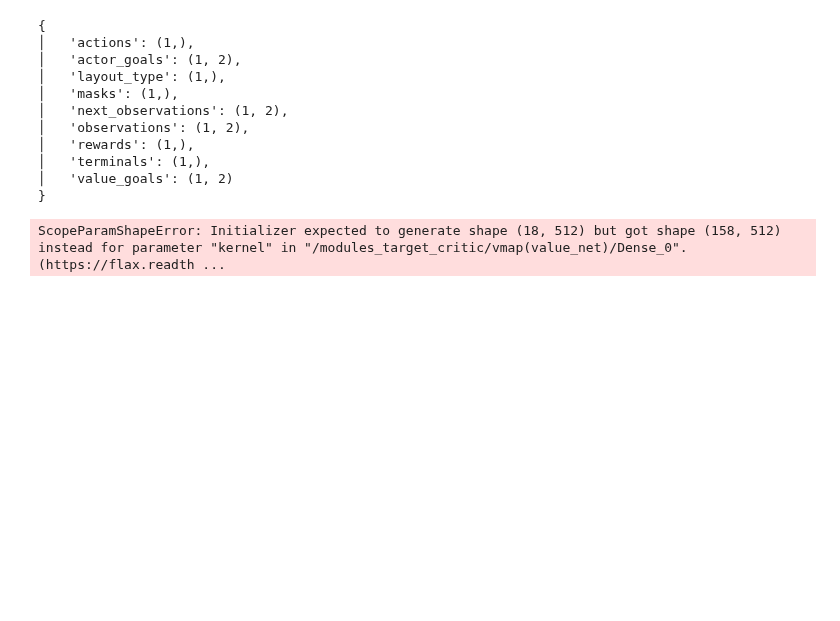
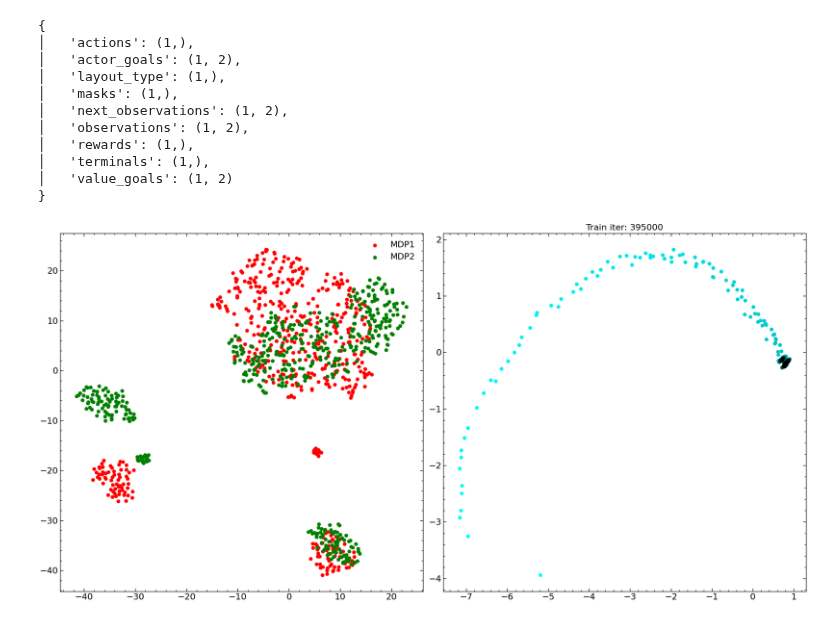
Before and after one commit to skylooop/BeliefConditionedFB, a Jupyter notebook: notebooks/in_context_gciql.ipynb, the cells around one changed output. Saved outputs shown, nothing was run; the diff lists cells and outputs as text; code cells hidden in the pictures; blank space fills up the shorter version.

```diff
--- a/notebooks/in_context_gciql.ipynb
+++ b/notebooks/in_context_gciql.ipynb
@@ -140,48 +140,79 @@ batch, batch_context, batch_context2 = gc_whole_dataset.sample(1, layout_type=0,
 │   'value_goals': (1, 2)
 }
 # %%
-pbar = tqdm(range(300_000))
+from IPython.display import clear_output
+from sklearn.decomposition import PCA
+from sklearn.manifold import TSNE
+from matplotlib.colors import LinearSegmentedColormap
+
+pbar = tqdm(range(400_000))
 layout0_embs = []
 layout1_embs = []
 layout9_embs = []
 
+cmap = LinearSegmentedColormap.from_list('recent_to_old', ['cyan', 'black'])
+_, batch_context_test0, _ = gc_whole_dataset.sample(512, layout_type=0,
+                                                                        context_length=iql_config['agent']['context_len'])
+_, batch_context_test1, _ = gc_whole_dataset.sample(512, layout_type=1,
+                                                                        context_length=iql_config['agent']['context_len'])
 for update_steps in pbar:
     if not iql_config['agent']['use_context']:
         batch = gc_whole_dataset.sample(iql_config['agent']['batch_size'])
-        iql_agent, update_info = iql_agent.update(batch)
+        iql_agent, update_info = iql_agent.update(batch, train_transformer=False)
     else:
         batch, batch_context, _ = gc_whole_dataset.sample(iql_config['agent']['batch_size'], layout_type=update_steps % NUM_TRAIN_LAYOUTS,
                                                             context_length=iql_config['agent']['context_len'])
-        iql_agent, update_info = iql_agent.update(batch, batch_context, train_transformer=True)
+        iql_agent, update_info = iql_agent.update(batch, batch_context, train_transformer=update_steps < 100_000)
 
-    if update_steps % 1_000 == 0:
+    if update_steps % 1_000 == 0 and iql_config['agent']['use_context']:
         # For layout
-        batch, batch_context, _ = gc_whole_dataset.sample(1, layout_type=3,
+        batch, batch_context, _ = gc_whole_dataset.sample(1, layout_type=0,
                                                             context_length=iql_config['agent']['context_len'])
         dynamics_embedding, _ = iql_agent.network.select('dynamic_transformer')(batch_context['observations'], batch_context['actions'],
                                                                                 batch_context['next_observations'], train=False, return_embedding=True)
         layout0_embs.append(jax.device_get(dynamics_embedding))
 
-        # For layout
-        batch, batch_context, _ = gc_whole_dataset.sample(1, layout_type=6,
+        batch, batch_context, _ = gc_whole_dataset.sample(1, layout_type=1,
                                                             context_length=iql_config['agent']['context_len'])
         dynamics_embedding, _ = iql_agent.network.select('dynamic_transformer')(batch_context['observations'], batch_context['actions'],
                                                                                 batch_context['next_observations'], train=False, return_embedding=True)
         layout1_embs.append(jax.device_get(dynamics_embedding))
 
-        batch, batch_context, _ = gc_whole_dataset.sample(1, layout_type=7,
-                                                            context_length=iql_config['agent']['context_len'])
-        dynamics_embedding, _ = iql_agent.network.select('dynamic_transformer')(batch_context['observations'], batch_context['actions'],
-                                                                                batch_context['next_observations'], train=False, return_embedding=True)
-        layout9_embs.append(jax.device_get(dynamics_embedding))
+        # batch, batch_context, _ = gc_whole_dataset.sample(1, layout_type=3,
+        #                                                     context_length=iql_config['agent']['context_len'])
+        # dynamics_embedding, _ = iql_agent.network.select('dynamic_transformer')(batch_context['observations'], batch_context['actions'],
+        #                                                                         batch_context['next_observations'], train=False, return_embedding=True)
+        # layout9_embs.append(jax.device_get(dynamics_embedding))
 
+    if update_steps % 5_000 == 0 and iql_config['agent']['use_context']:
+        clear_output()
 
-    if update_steps % 1_000 == 0:
-        pbar.set_postfix({"critic_loss": update_info['critic/critic_loss'],
-                          "value_loss": update_info['value/value_loss'],
-                          "actor_loss": update_info['actor/actor_loss']})
-layout0_embs = np.concatenate(layout0_embs)
-layout1_embs = np.concatenate(layout1_embs)
-layout9_embs = np.concatenate(layout9_embs)
+        fig, (ax1, ax2) = plt.subplots(nrows=1, ncols=2, figsize=(20, 10))
+        for batch_context, name, color in zip([batch_context_test0, batch_context_test1], ['MDP1', 'MDP2',], ['red', 'green']):
+            dynamics_embedding, _ = iql_agent.network.select('dynamic_transformer')(batch_context['observations'], batch_context['actions'],
+                                                                                    batch_context['next_observations'], train=False, return_embedding=True)
+            pca = TSNE(random_state=42).fit_transform(dynamics_embedding)
+            ax1.scatter(pca[:, 0], pca[:, 1], label=name, c=color)
+        ax1.legend()
+
+        if len(layout0_embs) > 10:
+            indices = np.linspace(0, 1, len(layout0_embs))  # Normalized indices for colormap
+            colors = cmap(indices)
+            pca = PCA().fit_transform(np.concatenate(layout0_embs))
+            ax2.scatter(pca[:, 0], pca[:, 1], c = colors, label='emb1')
+
+        plt.title(f"Train iter: {update_steps}")
+        plt.tight_layout()
+        display(fig)
+        plt.close(fig)
+
+    # if update_steps % 1_000 == 0:
+    #     pbar.set_postfix({"critic_loss": update_info['critic/critic_loss'],
+    #                       "value_loss": update_info['value/value_loss'],
+    #                       "actor_loss": update_info['actor/actor_loss']})
+
+# layout0_embs = np.concatenate(layout0_embs)
+# layout1_embs = np.concatenate(layout1_embs)
+# layout9_embs = np.concatenate(layout9_embs)
 # %% [output]
-ScopeParamShapeError: Initializer expected to generate shape (18, 512) but got shape (158, 512) instead for parameter "kernel" in "/modules_target_critic/vmap(value_net)/Dense_0". (https://flax.readth ...
+[figure, added]
```
Also changed, not shown: parts of 11 cells of this notebook, 15 other files.
